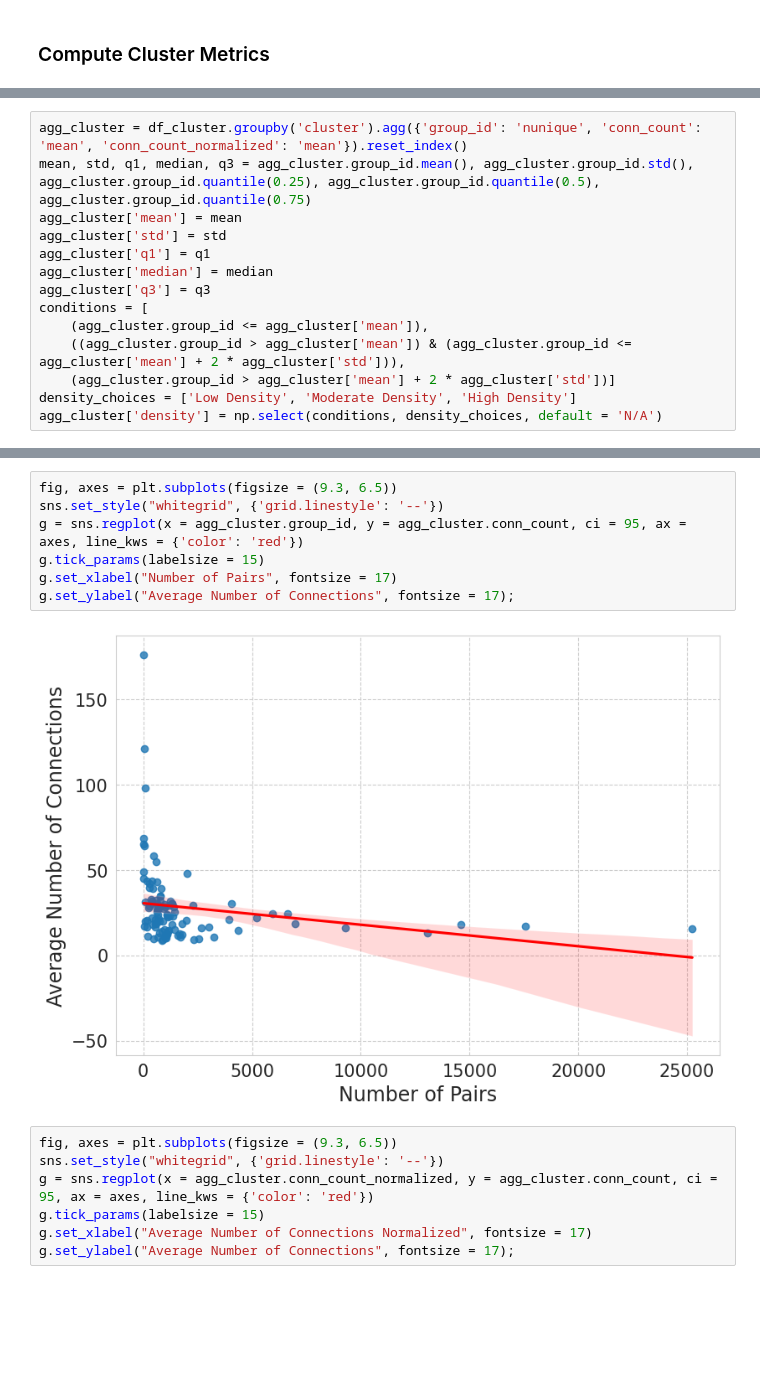
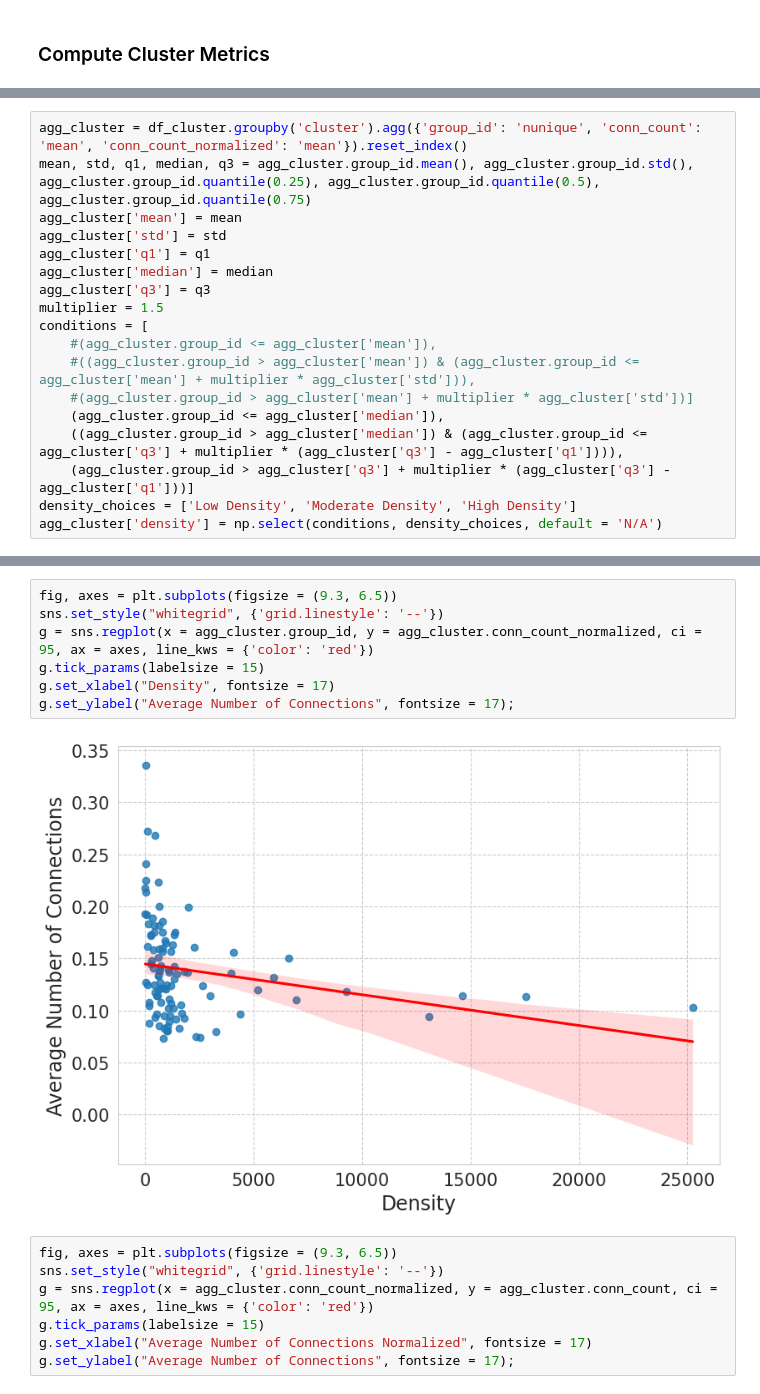
Before and after one commit to jcnborges/busanalysis, a Jupyter notebook: notebooks/ieee_t_its_2024/ieee-t-its.ipynb, the cells around one changed output, grey strips where cells are left out. Drawn from its saved outputs; the diff is of its cells as text; blank space fills up the shorter version.

```diff
--- a/notebooks/ieee_t_its_2024/ieee-t-its.ipynb
+++ b/notebooks/ieee_t_its_2024/ieee-t-its.ipynb
@@ -425,9 +403,13 @@ agg_cluster['std'] = std
 agg_cluster['q1'] = q1
 agg_cluster['median'] = median
 agg_cluster['q3'] = q3
+multiplier = 1.5
 conditions = [
-    (agg_cluster.group_id <= agg_cluster['mean']),
-    ((agg_cluster.group_id > agg_cluster['mean']) & (agg_cluster.group_id <= agg_cluster['mean'] + 2 * agg_cluster['std'])),
-    (agg_cluster.group_id > agg_cluster['mean'] + 2 * agg_cluster['std'])]
+    #(agg_cluster.group_id <= agg_cluster['mean']),
+    #((agg_cluster.group_id > agg_cluster['mean']) & (agg_cluster.group_id <= agg_cluster['mean'] + multiplier * agg_cluster['std'])),
+    #(agg_cluster.group_id > agg_cluster['mean'] + multiplier * agg_cluster['std'])]
+    (agg_cluster.group_id <= agg_cluster['median']),
+    ((agg_cluster.group_id > agg_cluster['median']) & (agg_cluster.group_id <= agg_cluster['q3'] + multiplier * (agg_cluster['q3'] - agg_cluster['q1']))),
+    (agg_cluster.group_id > agg_cluster['q3'] + multiplier * (agg_cluster['q3'] - agg_cluster['q1']))]
 density_choices = ['Low Density', 'Moderate Density', 'High Density']
 agg_cluster['density'] = np.select(conditions, density_choices, default = 'N/A')
@@ -485,12 +468,12 @@ plt.show()
 # %%
 fig, axes = plt.subplots(figsize = (9.3, 6.5))
 sns.set_style("whitegrid", {'grid.linestyle': '--'})
-g = sns.regplot(x = agg_cluster.group_id, y = agg_cluster.conn_count, ci = 95, ax = axes, line_kws = {'color': 'red'})
+g = sns.regplot(x = agg_cluster.group_id, y = agg_cluster.conn_count_normalized, ci = 95, ax = axes, line_kws = {'color': 'red'})
 g.tick_params(labelsize = 15)
-g.set_xlabel("Number of Pairs", fontsize = 17)
+g.set_xlabel("Density", fontsize = 17)
 g.set_ylabel("Average Number of Connections", fontsize = 17);
 # %% [output]
-[figure, old version]
+[figure, new version]
 # %%
 fig, axes = plt.subplots(figsize = (9.3, 6.5))
 sns.set_style("whitegrid", {'grid.linestyle': '--'})
```
Also changed, not shown: parts of 20 cells of this notebook.
